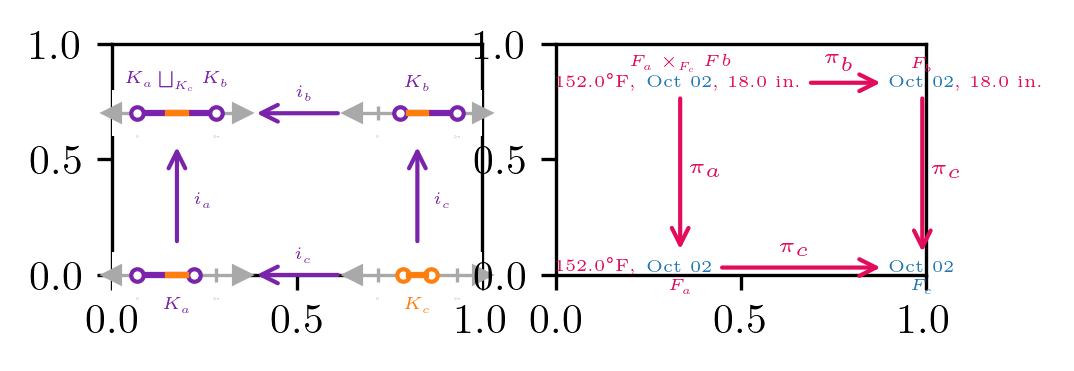
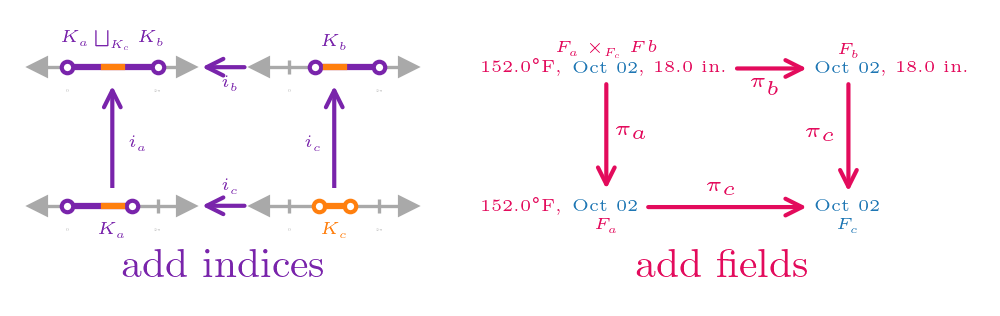
Unified diff of the notebook cell whose output changed from the first chart to the second:
--- before
+++ after
@@ -1,5 +1,13 @@
-fig, axd = plt.subplot_mosaic([['k', 'f']], figsize=(3.5,1))
+fig, axd = plt.subplot_mosaic([['k', 'f']], figsize=(3.5,.75))
 plot_base(axd['k'], fontsize_scale=-6)
 plot_fiber(axd['f'], fontsize_scale=-5)
-axd['k'].axis('on')
-axd['f'].axis('on')
+
+axd['k'].text(.5, -.25, "add indices", ha='center', va='top', 
+                  color=pcd['base'], fontsize=fs['normal'])
+axd['f'].text(.65, -.25, "add fields", ha='center', va='top', 
+                  color=pcd['fiber'], fontsize=fs['normal'])
+
+axd['k'].axis('off')
+axd['f'].axis('off')
+fig.savefig(paper_path/'more_records.pdf', bbox_inches='tight', backend='pgf')
+fig.savefig(paper_path/'more_records.png', bbox_inches='tight')

Commit: figures